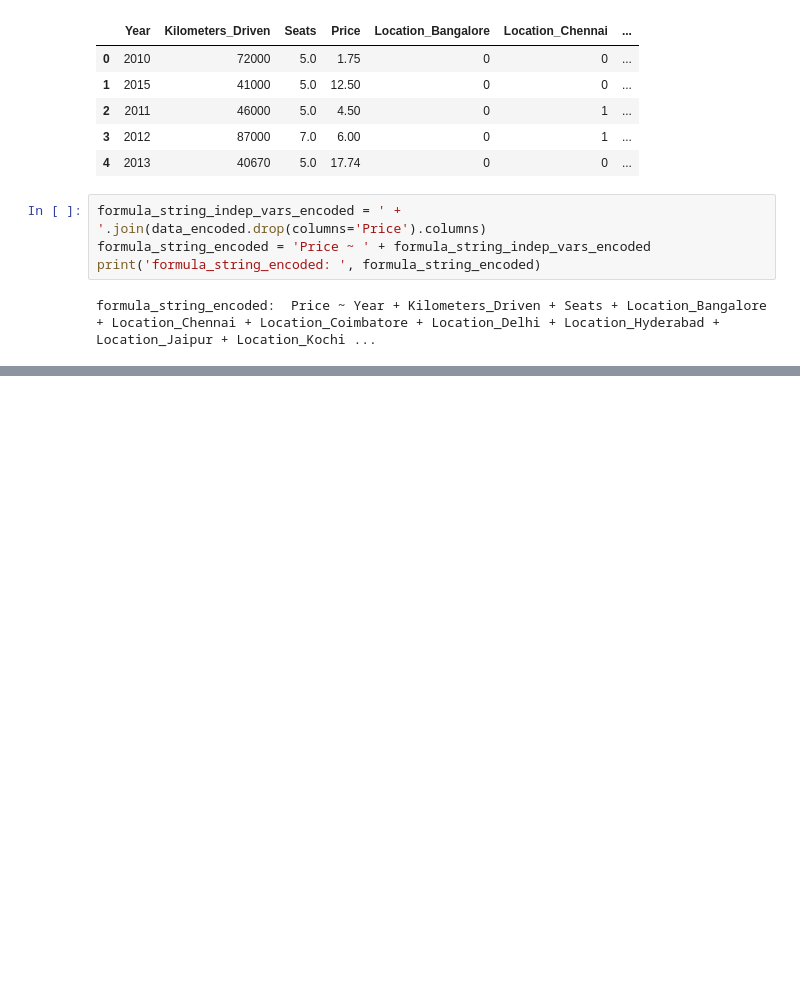
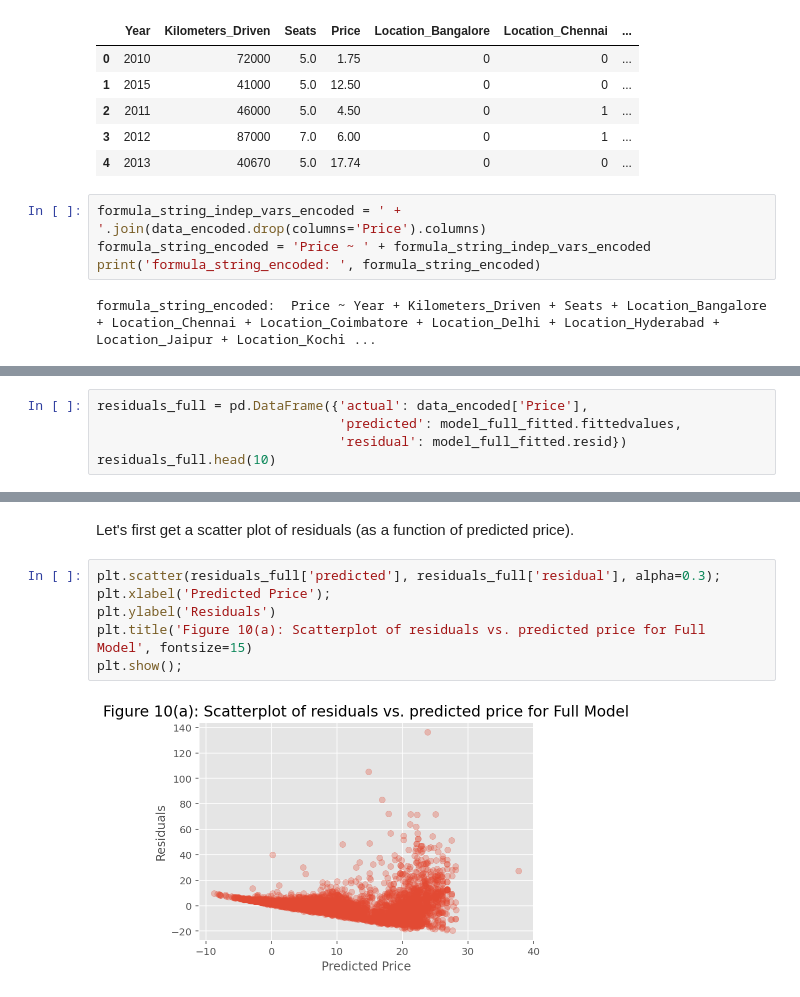
Before and after one commit to mayankthakkar17/MATHS_2_GROUP_11, a Jupyter notebook: maths2_phase2_grp11.ipynb, the cells around one changed output, grey strips where cells are left out. Drawn from its saved outputs; the diff is of its cells as text; blank space fills up the shorter version.

```diff
--- a/maths2_phase2_grp11.ipynb
+++ b/maths2_phase2_grp11.ipynb
@@ -182,3 +182,8 @@ Notes:
 [1] Standard Errors assume that the covariance matrix of the errors is correctly specified.
 [2] The condition number is large, 7.95e+07. This might indicate that there are
 strong multicollinearity or other numerical problems.
+# %%
+residuals_full = pd.DataFrame({'actual': data_encoded['Price'],
+                               'predicted': model_full_fitted.fittedvalues,
+                               'residual': model_full_fitted.resid})
+residuals_full.head(10)
@@ -184,0 +210,10 @@ strong multicollinearity or other numerical problems.
+# %% [markdown]
+Let's first get a scatter plot of residuals (as a function of predicted price).
+# %%
+plt.scatter(residuals_full['predicted'], residuals_full['residual'], alpha=0.3);
+plt.xlabel('Predicted Price');
+plt.ylabel('Residuals')
+plt.title('Figure 10(a): Scatterplot of residuals vs. predicted price for Full Model', fontsize=15)
+plt.show();
+# %% [output]
+[figure, added]
```
Also changed, not shown: parts of 11 cells of this notebook.
